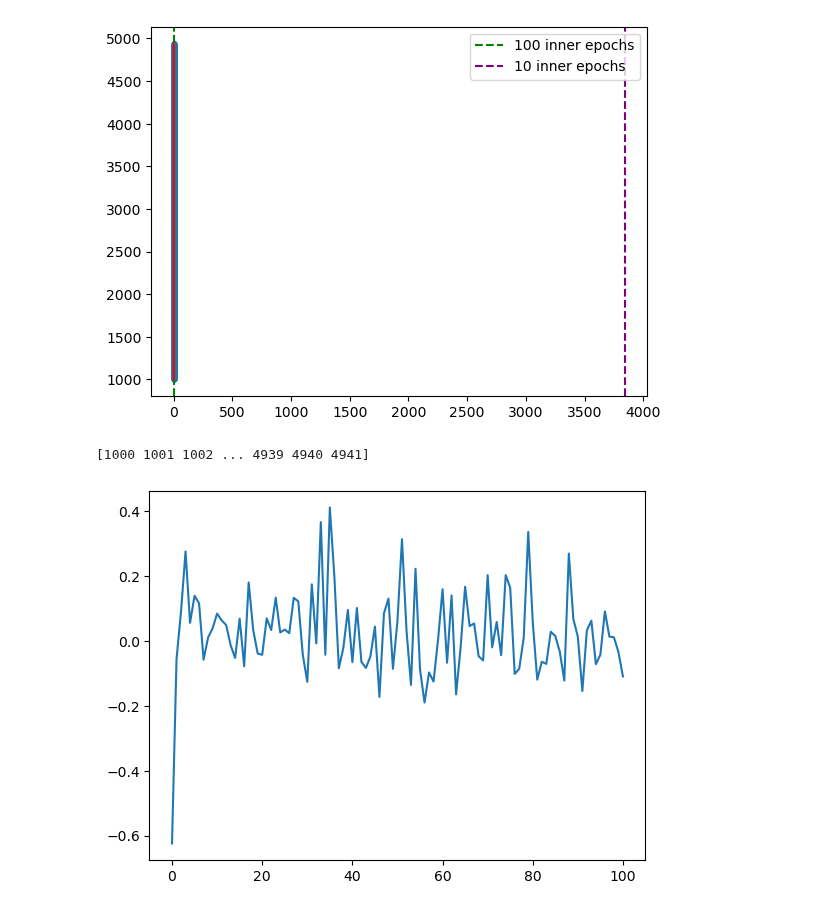
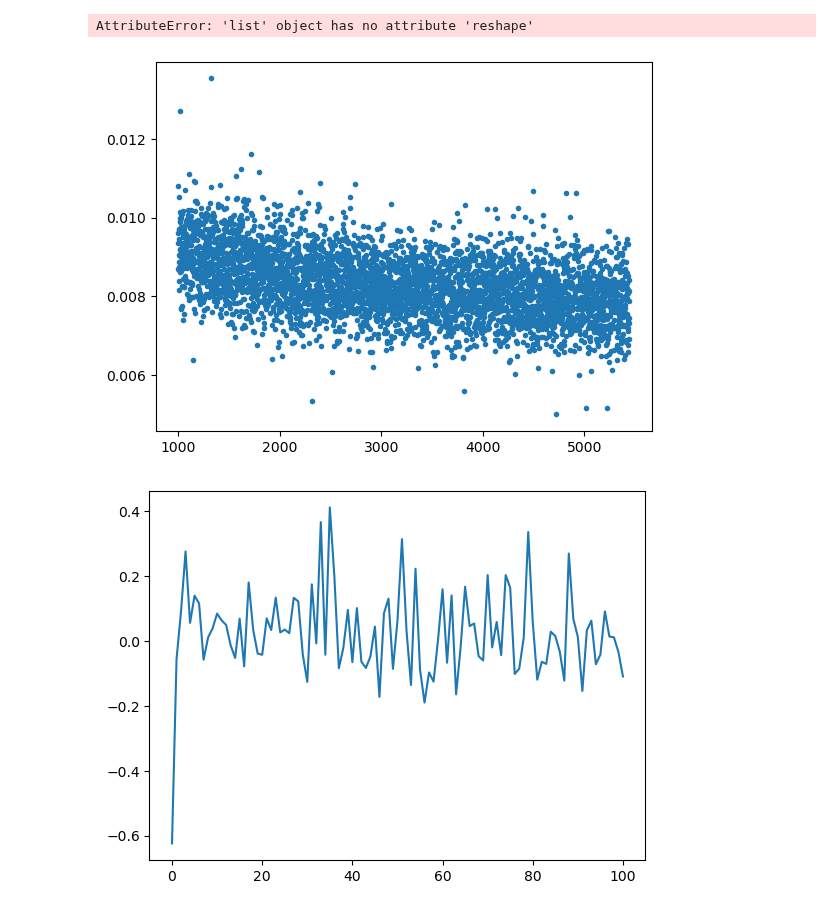
Before and after one commit to AhmedGamal411/DiffusionSpeech2Face, a Jupyter notebook: test copy.ipynb, the cells around one changed output. Saved outputs shown, nothing was run; the diff lists cells and outputs as text; code cells hidden in the pictures.

```diff
--- a/test copy.ipynb
+++ b/test copy.ipynb
@@ -5,22 +5,32 @@ with open('imagen_features_low_res_asis_8_24s.ptloss_total_1.picke', 'rb') as ha
 # %%
 from scipy.signal import savgol_filter
 import matplotlib.pyplot as plt
 import numpy as np
 
-plt.plot(loss_list[1000::],'.')
+plt.plot(np.arange(len(loss_list[1000::])) + 1000,loss_list[1000::],'.')
 yhat = savgol_filter(loss_list, 1000, 3)
 
-plt.axvline(x=0,linestyle='--',color='green',label='100 inner epochs')
-plt.axvline(x=4842-1000,linestyle='--',color='purple',label='10 inner epochs')
+
+mm = np.array(loss_list[1000::]).reshape(-1, 60).max(axis=1)
+
+max_x = np.argsort(loss_list[1000::], axis=0)[-10:]
+max_y = np.take(loss_list[1000::], max_x)
+order = np.argsort(max_x)
+plt.plot(max_x[order] + 1000,max_y[order],'r')
+#print(max_x)
+#print(max_y)
+
+plt.axvline(x=1000,linestyle='--',color='green',label='100 inner epochs')
+plt.axvline(x=4842,linestyle='--',color='purple',label='10 inner epochs')
 plt.legend(bbox_to_anchor = (1.0, 1), loc = 'upper right')
-plt.plot(yhat[1000::],'r')
+plt.plot(np.arange(len(loss_list[1000::])) + 1000,yhat[1000::],'r')
 
 plt.show()
 
 print(np.arange(len(loss_list[1000::])) + 1000)
 # %% [output]
+AttributeError: 'list' object has no attribute 'reshape'
-[figure, old version]
+[figure, new version]
-[1000 1001 1002 ... 4939 4940 4941]
 # %%
 import pandas as pd
 import numpy as np
```
Also changed, not shown: 1 other file.
